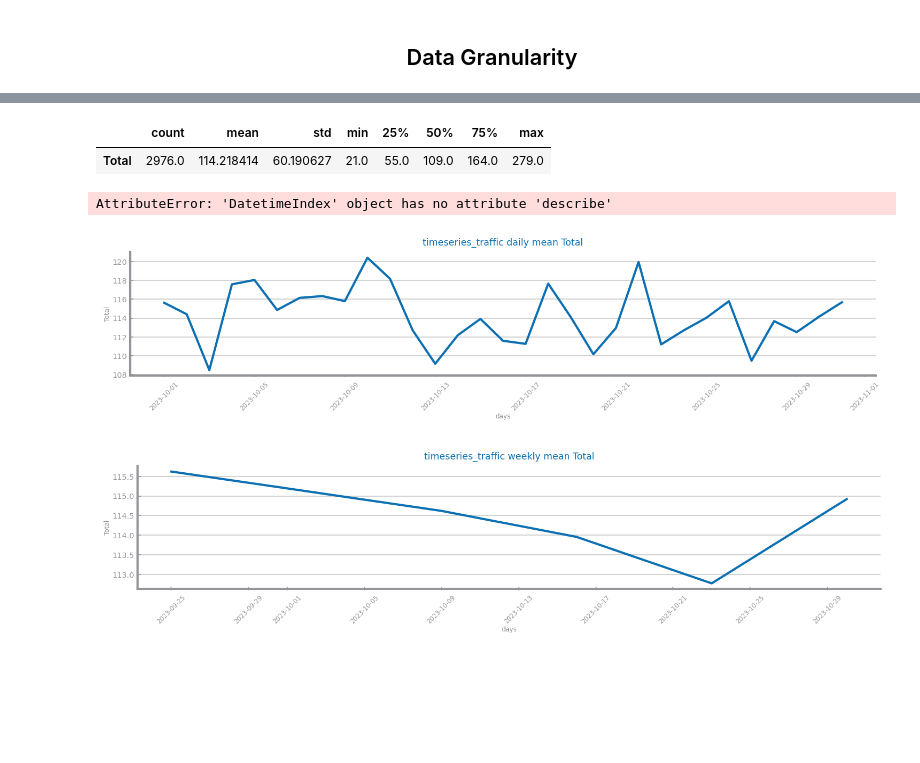
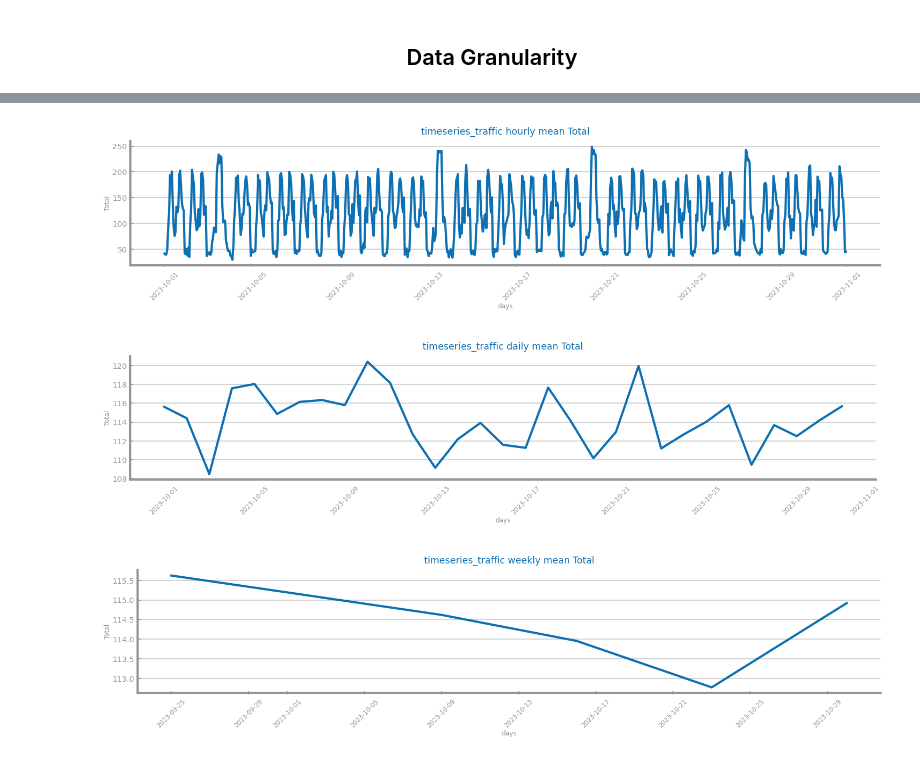
Before and after one commit to DaviGiordano/data-science-course-project, a Jupyter notebook: ipynb_files/Time Series/Analysis/Lab412_ts_granularity_traffic.ipynb, the cells around one changed output, grey strips where cells are left out. Saved outputs shown, nothing was run; the diff lists cells and outputs as text; code cells hidden in the pictures; blank space fills up the shorter version.

```diff
--- a/ipynb_files/Time Series/Analysis/Lab412_ts_granularity_traffic.ipynb
+++ b/ipynb_files/Time Series/Analysis/Lab412_ts_granularity_traffic.ipynb
@@ -34,12 +22,3 @@ show()
-# %%
-data.describe().T
-# %% [output]
-|  | count | mean | std | min | 25% | 50% | 75% | max |
-| Total | 2976.0 | 114.218414 | 60.190627 | 21.0 | 55.0 | 109.0 | 164.0 | 279.0 |
-# %%
-data.index.describe()
-# %% [output]
-AttributeError: 'DatetimeIndex' object has no attribute 'describe'
 # %%
 from pandas import Index, Period
 
@@ -56,20 +35,34 @@ def ts_aggregation_by(
     df.index = df.index.to_timestamp()
 
     return df
-
-
-ss_days: Series = ts_aggregation_by(series, "D")
-figure(figsize=(3 * HEIGHT, HEIGHT / 2))
-plot_line_chart(
-    ss_days.index.to_list(),
-    ss_days.to_list(),
-    xlabel="days",
-    ylabel=target,
-    title=f"{file_tag} daily mean {target}",
-)
-show()
-# %% [output]
-[figure, removed]
+# %%
+
+ss_days: Series = ts_aggregation_by(series, "H")
+figure(figsize=(3 * HEIGHT, HEIGHT / 2))
+plot_line_chart(
+    ss_days.index.to_list(),
+    ss_days.to_list(),
+    xlabel="days",
+    ylabel=target,
+    title=f"{file_tag} hourly mean {target}",
+)
+show()
+# %% [output]
+[figure, added]
+# %%
+
+ss_days: Series = ts_aggregation_by(series, "D")
+figure(figsize=(3 * HEIGHT, HEIGHT / 2))
+plot_line_chart(
+    ss_days.index.to_list(),
+    ss_days.to_list(),
+    xlabel="days",
+    ylabel=target,
+    title=f"{file_tag} daily mean {target}",
+)
+show()
+# %% [output]
+[figure, added]
 # %%
 ss_days: Series = ts_aggregation_by(series, "W")
 figure(figsize=(3 * HEIGHT, HEIGHT / 2))
```
Also changed, not shown: parts of 6 cells of this notebook, 10 other files.
